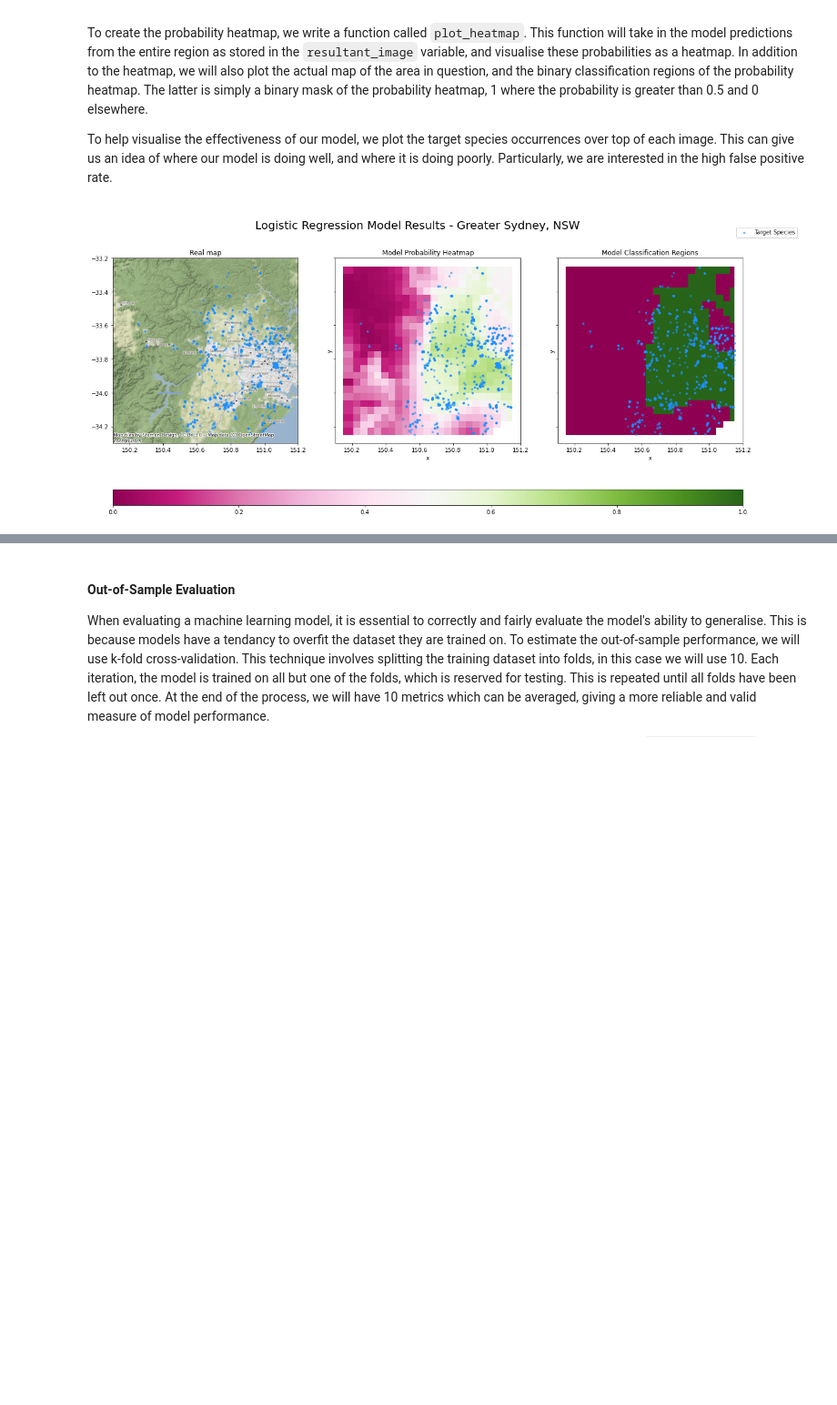
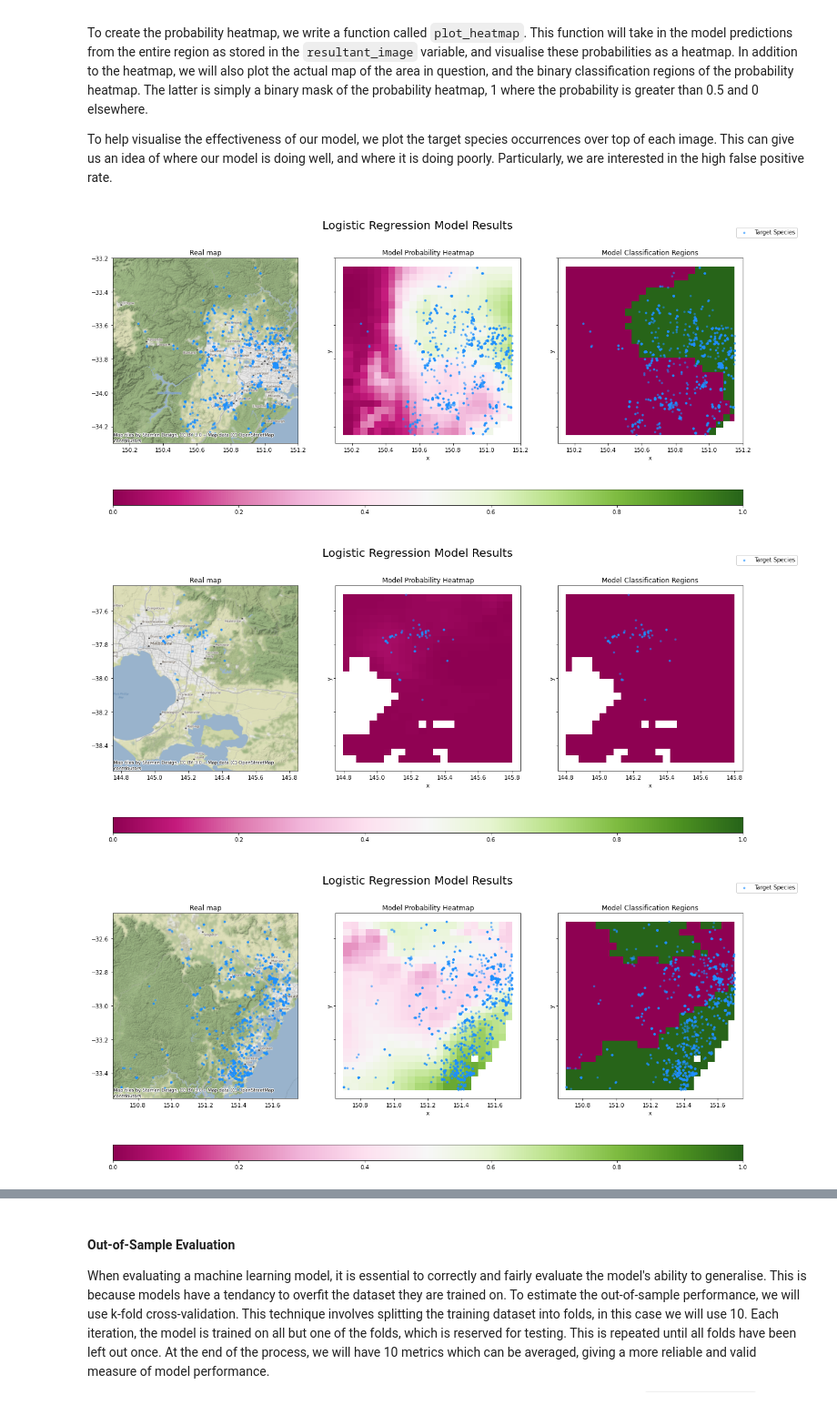
Before and after one commit to lealiaxiong/EYDataChallenge2022, a Jupyter notebook: level_1_challenge/challenge_1_LX_3.ipynb, the cells around one changed output, grey strips where cells are left out. Shown at 91% size. Saved outputs shown, nothing was run; the diff lists cells and outputs as text; code cells hidden in the pictures; blank space fills up the shorter version.

Commit message:
Update LX_3 (train on data from multiple bboxes). Create LX_4 (train on multiple bboxes with monthly data.

```diff
--- a/level_1_challenge/challenge_1_LX_3.ipynb
+++ b/level_1_challenge/challenge_1_LX_3.ipynb
@@ -447,8 +347,11 @@ def join_frogs(frogs, data):
         on = ['key'],
         how = 'inner'
     )
+model_datas = []
+for frog_data, array in zip(frog_datas, arrays):
+    model_datas.append(join_frogs(frog_data, array))
 
-model_data = join_frogs(frog_data, weather_data)
+model_data = pd.concat(model_datas).dropna()
 model_data.head()
 # %% [output]
 |  | gbifID | eventDate | country | continent | stateProvince | decimalLatitude | decimalLongitude | species | ... |
@@ -459,0 +371,13 @@ model_data.head()
+# %%
+target_species_frog_data = model_data[model_data.occurrenceStatus == 1]
+model_data = (
+    model_data
+    [lambda x: x.occurrenceStatus == 0]
+    .sample(
+        len(target_species_frog_data), random_state=420
+    )
+    .append(target_species_frog_data)
+    # assign key for joining purposes
+    .reset_index(drop=True)
+    .assign(key=lambda x: x.index)
+)
@@ -470,8 +398,8 @@ full_model = LogisticRegression()
 # Separate the predictor variables from the response
 X = (
     model_data
-    .drop(['gbifID', 'eventDate', 'decimalLatitude', 'decimalLongitude', 'species',
-       'country', 'continent', 'stateProvince', 'occurrenceStatus', 'key'], 1)
+    .drop(['gbifID', 'eventDate', 'species',
+       'country', 'continent', 'stateProvince', 'occurrenceStatus', 'key', 'decimalLatitude', 'decimalLongitude'], 1)
 )
 y = model_data.occurrenceStatus.astype(int)
 
@@ -538,4 +475,7 @@ def predict_frogs(predictor_image, model):
     return resultant_image
 
 # Calculate probability for each pixel point
-resultant_image = predict_frogs(weather_data, full_model)
+
+resultant_images = []
+for array in arrays:
+    resultant_images.append(predict_frogs(array, full_model))
@@ -593,32 +529,35 @@ def plot_heatmap(resultant_image, frog_data, title, crs = {'init':'epsg:4326'}):
     cx.add_basemap(ax[0], crs=crs)
     ax[0].set_title('Real map')
 
     # Plot heatmap from model
     heatmap = resultant_image.plot.imshow(
         x='x', y='y', ax=ax[1], cmap=cmap, vmin=0, vmax=1, interpolation='none', add_colorbar=False
     )
     ax[1].set_aspect('equal')
     ax[1].set_title('Model Probability Heatmap')
 
     # Plot binary classification from model
     regions = xr.where(resultant_image.isnull(), np.nan, resultant_image>0.5).plot.imshow(
             x='x', y='y', ax=ax[2], cmap=cmap, vmin=0, vmax=1, interpolation='none', add_colorbar=False
     )
     ax[2].set_aspect('equal')
     ax[2].set_title('Model Classification Regions')
 
     # Plot real frogs
     for i, axis in enumerate(ax):
         filt = frog_data.occurrenceStatus == 1
         axis.scatter(
             frog_data[filt].decimalLongitude, frog_data[filt].decimalLatitude,
             color = 'dodgerblue', marker='.', alpha=0.5, label='Target Species' if i==0 else ''
         )
 
     fig.colorbar(heatmap, ax=ax, location = 'bottom', aspect=40)
     fig.legend(loc = (0.9, 0.9))
     fig.suptitle(title, x=0.5, y=0.9, fontsize=20)
 
-plot_heatmap(resultant_image, frog_data, f"Logistic Regression Model Results - {region_name}")
+for frog_data, resultant_image in zip(frog_datas, resultant_images):
+    plot_heatmap(resultant_image, frog_data, "Logistic Regression Model Results")
 # %% [output]
-[figure, old version]
+[figure, new version]
+[figure, added]
+[figure, added]
```
Also changed, not shown: parts of 29 cells of this notebook, 5 other files.
